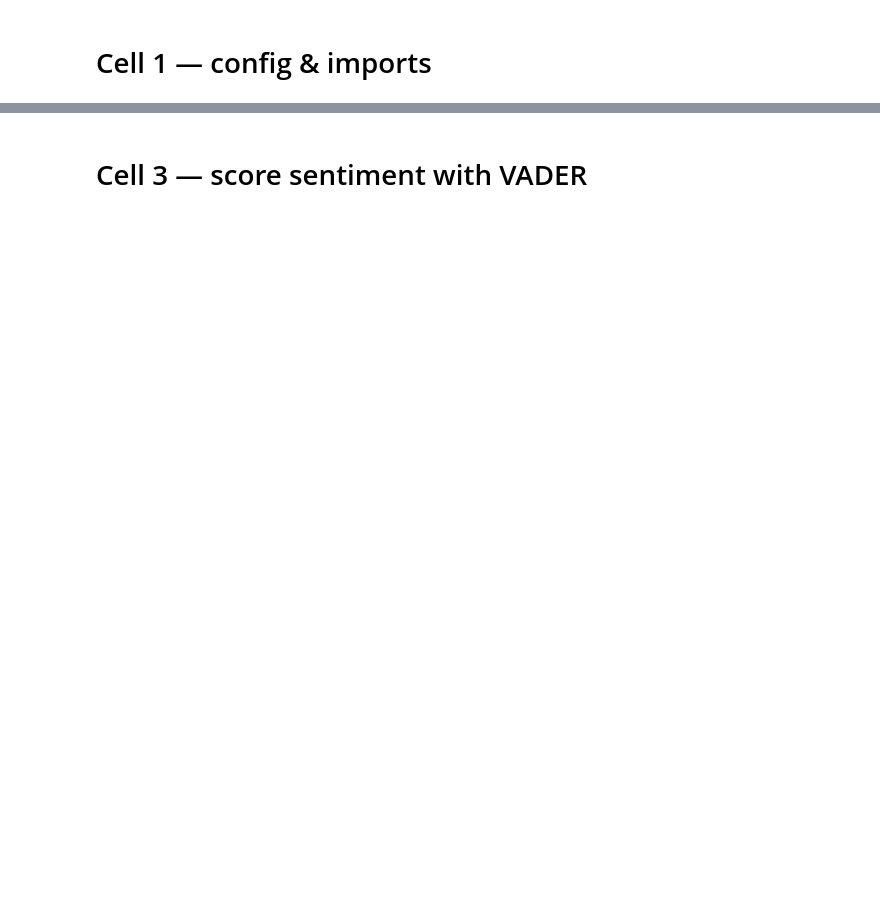
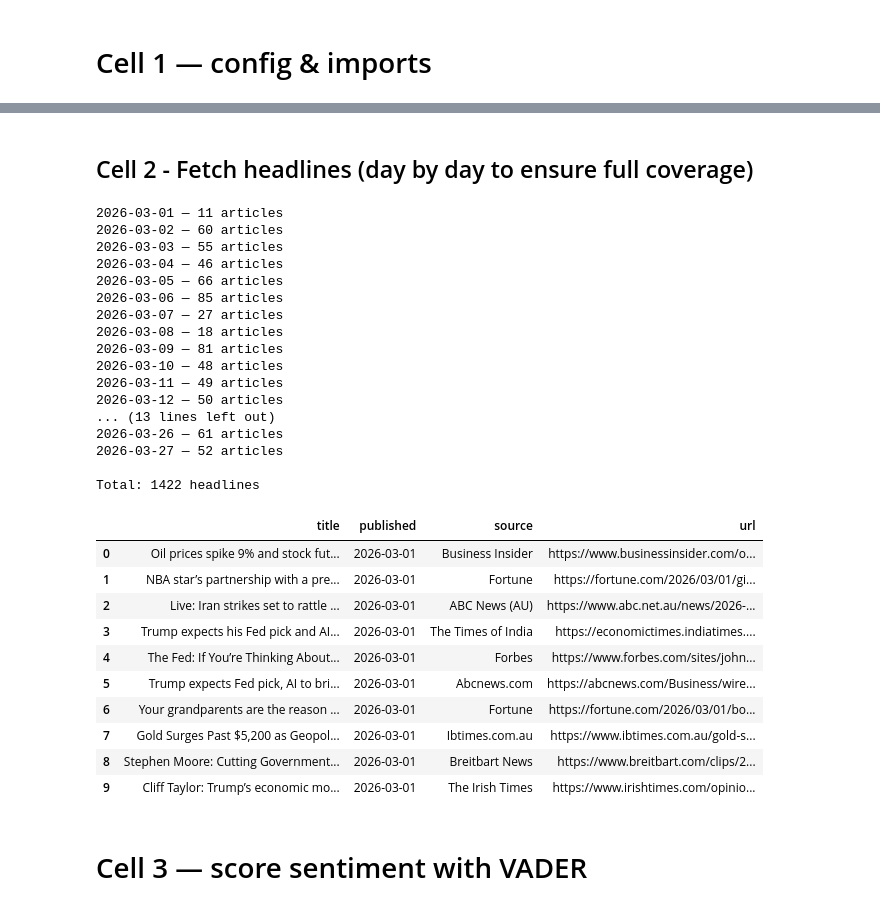
Before and after one commit to Iris814/fed-sentiment-tracker, a Jupyter notebook: ai_sentiment_mining_project.ipynb, the cells around one changed output, grey strips where cells are left out. Saved outputs shown, nothing was run; the diff lists cells and outputs as text; code cells hidden in the pictures; blank space fills up the shorter version.

Commit message:
layer 1 complete - day by day fetch, VADER scoring, .env for API key

```diff
--- a/ai_sentiment_mining_project.ipynb
+++ b/ai_sentiment_mining_project.ipynb
@@ -82,3 +20,78 @@ Total: 383 headlines
+# %% [markdown]
+## Cell 2 - Fetch headlines (day by day to ensure full coverage)
+# %%
+def fetch_headlines(topic, api_key, days_back=27):
+    headlines = []
+    url = "https://newsapi.org/v2/everything"
+    now = datetime.now()
+
+    for day_offset in range(days_back, 0, -1):
+        day = now - timedelta(days=day_offset)
+        day_str = day.strftime("%Y-%m-%d")
+
+        params = {
+            "q": topic,
+            "from": day_str,
+            "to": day_str,
+            "language": "en",
+            "sortBy": "publishedAt",
+            "pageSize": 100,
+            "apiKey": api_key,
+        }
+
+        response = requests.get(url, params=params)
+        data = response.json()
+
+        if data["status"] != "ok":
+            print(f"Error on {day_str}:", data.get("message"))
+            continue
+
+        count = len(data["articles"])
+        for article in data["articles"]:
+            headlines.append({
+                "title": article["title"],
+                "published": article["publishedAt"][:10],
+                "source": article["source"]["name"],
+                "url": article["url"],
+            })
+
+        print(f"{day_str} — {count} articles")
+        time.sleep(0.5)  # stay under rate limit
+
+    print(f"\nTotal: {len(headlines)} headlines")
+    return pd.DataFrame(headlines).drop_duplicates(subset="url")
+
+df = fetch_headlines(TOPIC, API_KEY, DAYS_BACK)
+df.head(10)
+# %% [output]
+2026-03-01 — 11 articles
+2026-03-02 — 60 articles
+2026-03-03 — 55 articles
+2026-03-04 — 46 articles
+2026-03-05 — 66 articles
+2026-03-06 — 85 articles
+2026-03-07 — 27 articles
+2026-03-08 — 18 articles
+2026-03-09 — 81 articles
+2026-03-10 — 48 articles
+2026-03-11 — 49 articles
+2026-03-12 — 50 articles
+... (13 lines left out)
+2026-03-26 — 61 articles
+2026-03-27 — 52 articles
+
+Total: 1422 headlines
+|  | title | published | source | url |
+| 0 | Oil prices spike 9% and stock fut... | 2026-03-01 | Business Insider | https://www.businessinsider.com/o... |
+| 1 | NBA star’s partnership with a pre... | 2026-03-01 | Fortune | https://fortune.com/2026/03/01/gi... |
+| 2 | Live: Iran strikes set to rattle ... | 2026-03-01 | ABC News (AU) | https://www.abc.net.au/news/2026-... |
+| 3 | Trump expects his Fed pick and AI... | 2026-03-01 | The Times of India | https://economictimes.indiatimes.... |
+| 4 | The Fed: If You’re Thinking About... | 2026-03-01 | Forbes | https://www.forbes.com/sites/john... |
+| 5 | Trump expects Fed pick, AI to bri... | 2026-03-01 | Abcnews.com | https://abcnews.com/Business/wire... |
+| 6 | Your grandparents are the reason ... | 2026-03-01 | Fortune | https://fortune.com/2026/03/01/bo... |
+| 7 | Gold Surges Past $5,200 as Geopol... | 2026-03-01 | Ibtimes.com.au | https://www.ibtimes.com.au/gold-s... |
+| 8 | Stephen Moore: Cutting Government... | 2026-03-01 | Breitbart News | https://www.breitbart.com/clips/2... |
+| 9 | Cliff Taylor: Trump’s economic mo... | 2026-03-01 | The Irish Times | https://www.irishtimes.com/opinio... |
 # %% [markdown]
 # Cell 3 — score sentiment with VADER
 # %%
```
Also changed, not shown: parts of 4 cells of this notebook.
